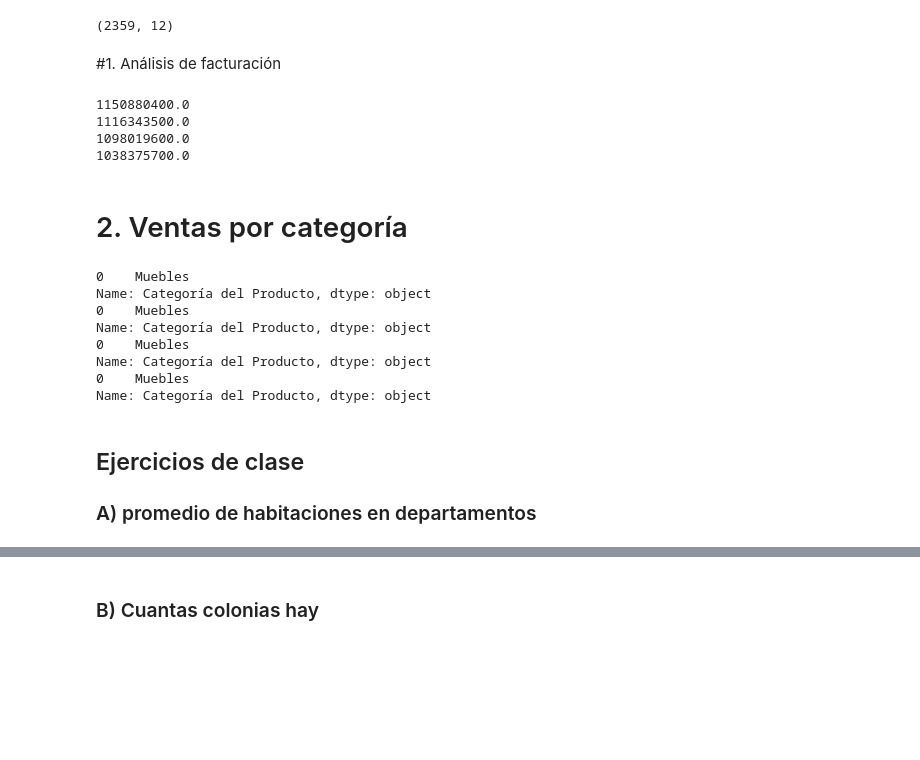
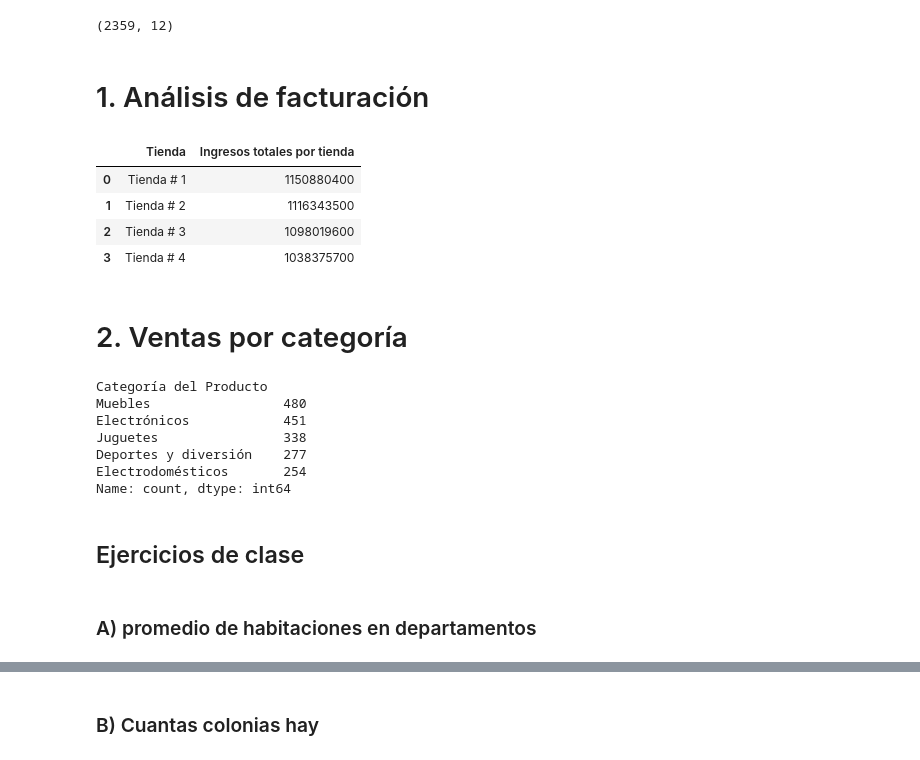
Before and after one commit to Ger-Code-COL/Challenge-python, a Jupyter notebook: AluraStoreLatam.ipynb, the cells around one changed output, grey strips where cells are left out. Drawn from its saved outputs; the diff is of its cells as text; code cells hidden in the pictures; blank space fills up the shorter version.

```diff
--- a/AluraStoreLatam.ipynb
+++ b/AluraStoreLatam.ipynb
@@ -20,23 +20,21 @@ tienda1.shape
 # %% [output]
 (2359, 12)
 # %% [markdown]
-#1. Análisis de facturación
+# 1. Análisis de facturación
 # %%
 def TotalPorTienda (data):
-    sumatoria = data  ['Precio'].sum (axis=0)#Por que se necesita aclarar si se vana  sumar las columnas o las filas, 0 es columnas, 1 es filas
-    print (sumatoria)
+    sumatoria = int (data ['Precio'].sum (axis=0))#Por que se necesita aclarar si se vana  sumar las columnas o las filas, 0 es columnas, 1 es filas
     return sumatoria
 
-
-tienda1_ingreso = TotalPorTienda (tienda1)
-tienda1_ingreso = TotalPorTienda (tienda2)
-tienda1_ingreso = TotalPorTienda (tienda3)
-tienda1_ingreso = TotalPorTienda (tienda4)
+Temporal_DF = { 'Tienda' : ['Tienda # 1','Tienda # 2', 'Tienda # 3','Tienda # 4'], 'Ingresos totales por tienda ': [TotalPorTienda (tienda1), TotalPorTienda (tienda2), TotalPorTienda (tienda3), TotalPorTienda (tienda4)]}
+Ingresos = pd.DataFrame (Temporal_DF)
+Ingresos
 # %% [output]
-1150880400.0
-1116343500.0
-1098019600.0
-1038375700.0
+|  | Tienda | Ingresos totales por tienda |
+| 0 | Tienda # 1 | 1150880400 |
+| 1 | Tienda # 2 | 1116343500 |
+| 2 | Tienda # 3 | 1098019600 |
+| 3 | Tienda # 4 | 1038375700 |
 # %% [markdown]
 # 2. Ventas por categoría
 # %%
@@ -46,26 +44,26 @@ def ModaCategoria (data):
     print (salida)
     return salida
 
-CompraPorCategoria (tienda1)
-CompraPorCategoria (tienda2)
-CompraPorCategoria (tienda3)
-CompraPorCategoria (tienda4)
+CompraPorCategoria (tienda1). head ()
+CompraPorCategoria (tienda2). head ()
+CompraPorCategoria (tienda3). head ()
+CompraPorCategoria (tienda4). head ()
 
 ModaCategoria_1 = ModaCategoria (tienda1)
 ModaCategoria_2 = ModaCategoria (tienda2)
 ModaCategoria_3 = ModaCategoria (tienda3)
 ModaCategoria_4 = ModaCategoria (tienda4)
 # %% [output]
-0    Muebles
-Name: Categoría del Producto, dtype: object
-0    Muebles
-Name: Categoría del Producto, dtype: object
-0    Muebles
-Name: Categoría del Producto, dtype: object
-0    Muebles
-Name: Categoría del Producto, dtype: object
+Categoría del Producto
+Muebles                 480
+Electrónicos            451
+Juguetes                338
+Deportes y diversión    277
+Electrodomésticos       254
+Name: count, dtype: int64
+# %% [markdown]
+## Ejercicios de clase
 # %% [markdown]
-## Ejercicios de clase
 
 ### A) promedio de habitaciones en departamentos
 # %%
```
Also changed, not shown: parts of 7 cells of this notebook.
